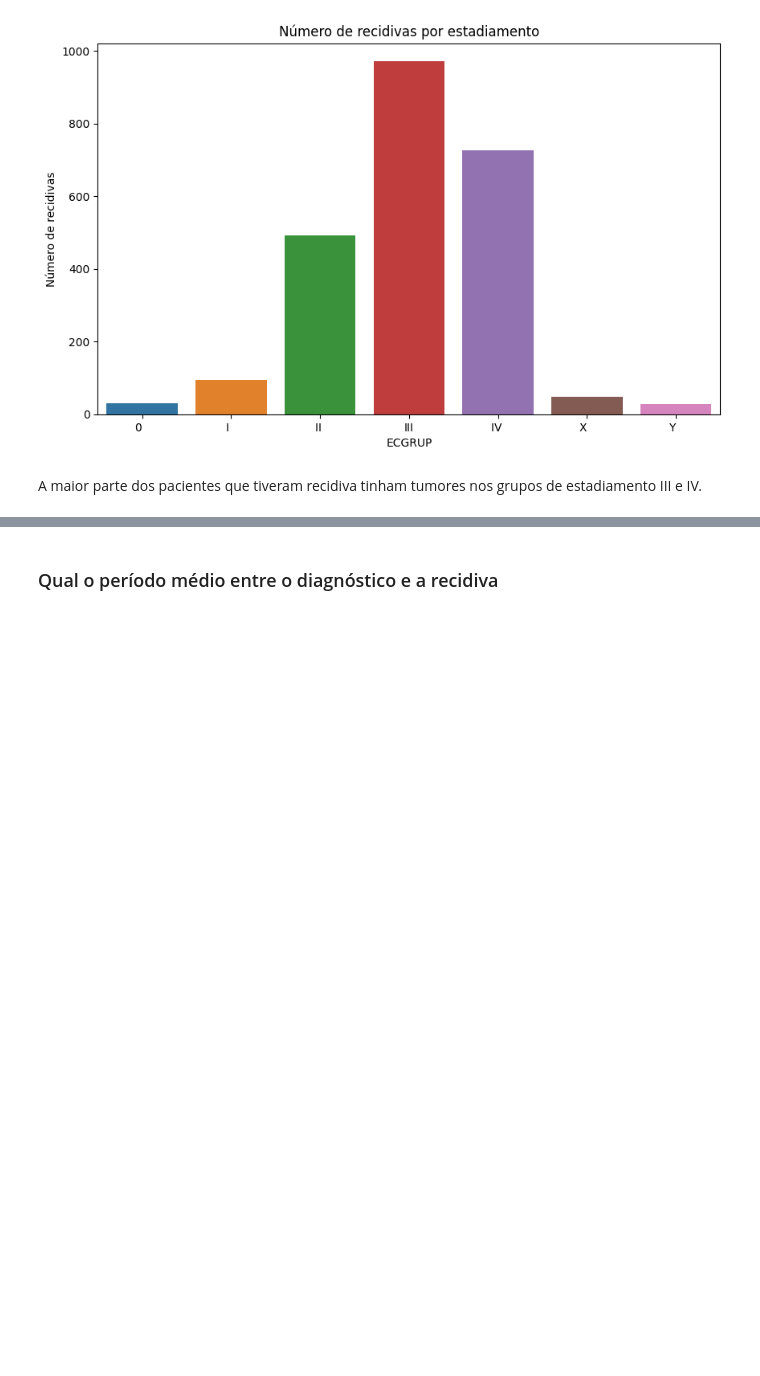
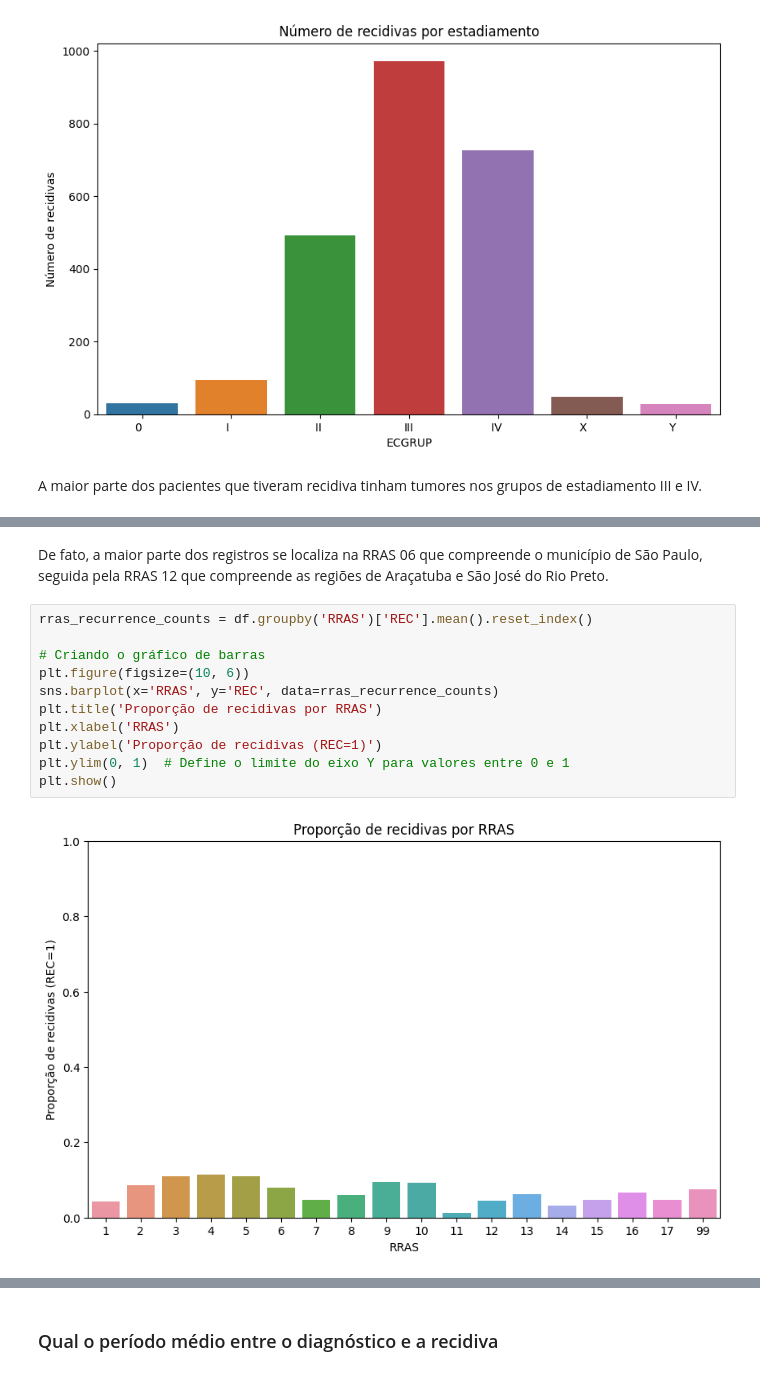
Before and after one commit to ailafelixa/ML-Model-Breast-Cancer-Recurrence, a Jupyter notebook: Aila_Modelo_TCC.ipynb, the cells around one changed output, grey strips where cells are left out. Drawn from its saved outputs; the diff is of its cells as text; blank space fills up the shorter version.

```diff
--- a/Aila_Modelo_TCC.ipynb
+++ b/Aila_Modelo_TCC.ipynb
@@ -685,0 +706,15 @@ A maior parte dos pacientes que tiveram recidiva tinham tumores nos grupos de es
+# %% [markdown]
+De fato, a maior parte dos registros se localiza na RRAS 06 que compreende o município de São Paulo, seguida pela RRAS 12 que compreende as regiões de Araçatuba e São José do Rio Preto.
+# %%
+rras_recurrence_counts = df.groupby('RRAS')['REC'].mean().reset_index()
+
+# Criando o gráfico de barras
+plt.figure(figsize=(10, 6))
+sns.barplot(x='RRAS', y='REC', data=rras_recurrence_counts)
+plt.title('Proporção de recidivas por RRAS')
+plt.xlabel('RRAS')
+plt.ylabel('Proporção de recidivas (REC=1)')
+plt.ylim(0, 1)  # Define o limite do eixo Y para valores entre 0 e 1
+plt.show()
+# %% [output]
+[figure, added]
```
Also changed, not shown: parts of 6 cells of this notebook.
